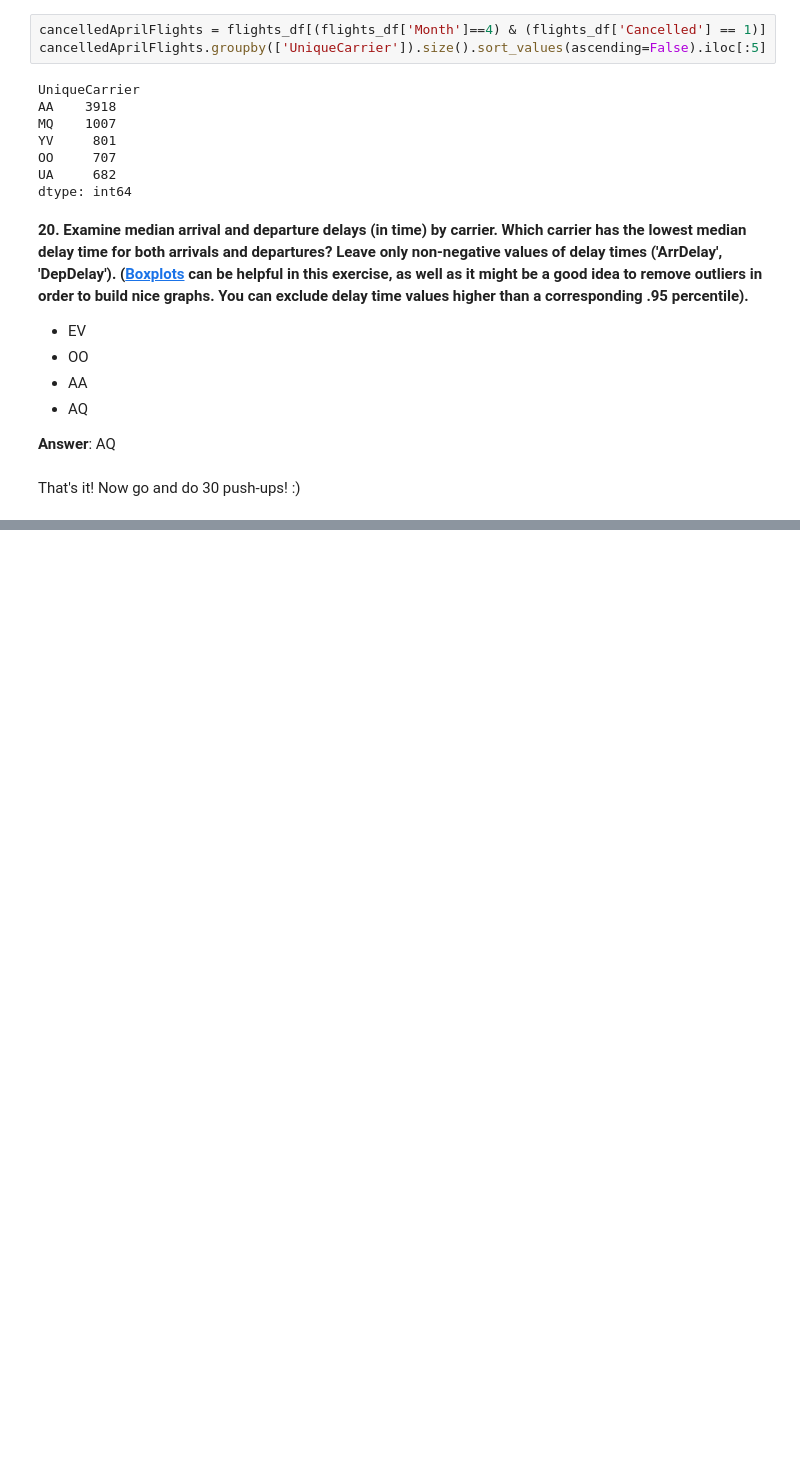
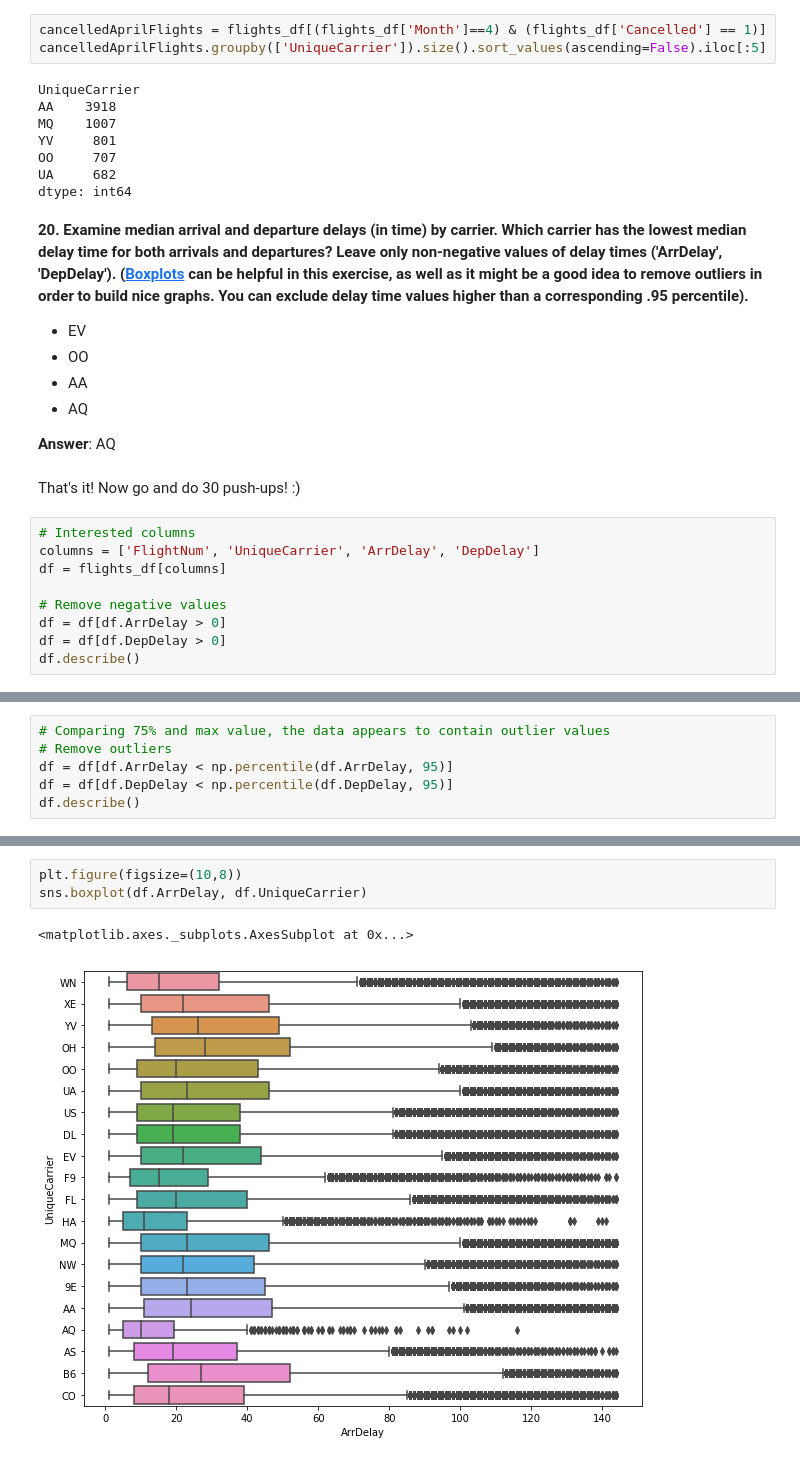
Before and after one commit to andrewgurung/mlcourse, a Jupyter notebook: project/project_1_US_flights.ipynb, the cells around one changed output, grey strips where cells are left out. Drawn from its saved outputs; the diff is of its cells as text; blank space fills up the shorter version.

```diff
--- a/project/project_1_US_flights.ipynb
+++ b/project/project_1_US_flights.ipynb
@@ -706,3 +706,12 @@ dtype: int64
 **Answer**: AQ
 # %% [markdown]
 That's it! Now go and do 30 push-ups! :)
+# %%
+# Interested columns
+columns = ['FlightNum', 'UniqueCarrier', 'ArrDelay', 'DepDelay']
+df = flights_df[columns]
+
+# Remove negative values
+df = df[df.ArrDelay > 0]
+df = df[df.DepDelay > 0]
+df.describe()
@@ -708,0 +728,6 @@ That's it! Now go and do 30 push-ups! :)
+# %%
+# Comparing 75% and max value, the data appears to contain outlier values
+# Remove outliers
+df = df[df.ArrDelay < np.percentile(df.ArrDelay, 95)]
+df = df[df.DepDelay < np.percentile(df.DepDelay, 95)]
+df.describe()
@@ -708,0 +744,6 @@ That's it! Now go and do 30 push-ups! :)
+# %%
+plt.figure(figsize=(10,8))
+sns.boxplot(df.ArrDelay, df.UniqueCarrier)
+# %% [output]
+<matplotlib.axes._subplots.AxesSubplot at 0x...>
+[figure, added]
```
Also changed, not shown: parts of 4 cells of this notebook.
